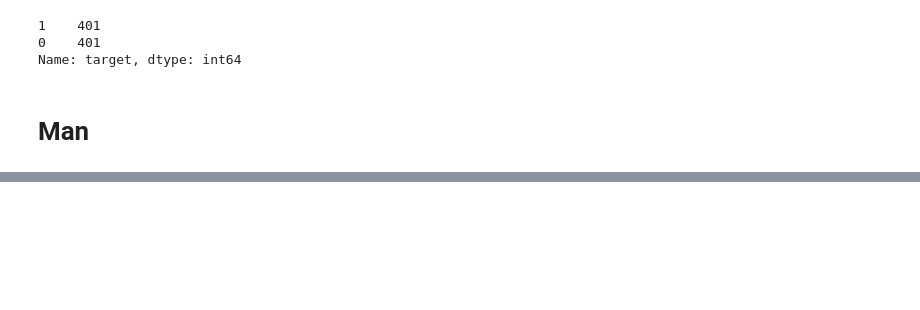
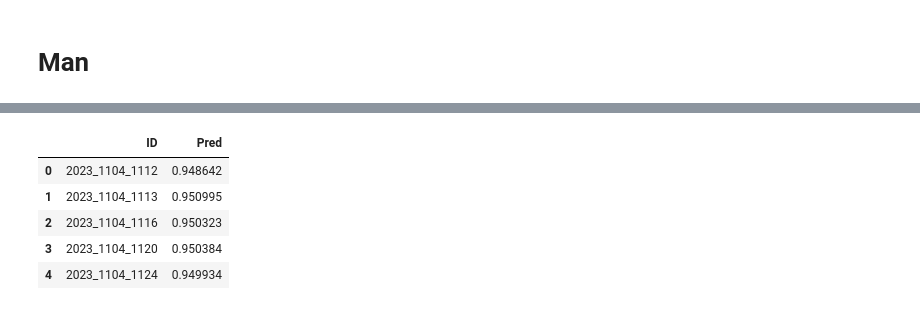
Before and after one commit to Analytics-Data-Science-and-Tech/Analytics_Data_Science, a Jupyter notebook: March-Mania-2023/Modeling_Phase_2.ipynb, the cells around one changed output, grey strips where cells are left out. Cells and saved outputs as stored; diff of their text form; code cells hidden in the pictures; blank space fills up the shorter version.

```diff
--- a/March-Mania-2023/Modeling_Phase_2.ipynb
+++ b/March-Mania-2023/Modeling_Phase_2.ipynb
@@ -73,12 +84,6 @@ woman_train = woman_train[woman_train['Season'] >= 2016].reset_index(drop = True
 
 man_test = pd.read_csv('man_test_tour_phase_1.csv')
 woman_test = pd.read_csv('woman_test_tour_phase_1.csv')
-# %%
-man_train['target'].value_counts()
-# %% [output]
-1    401
-0    401
-Name: target, dtype: int64
 # %% [markdown]
 # Man
 # %%
@@ -146,3 +151,64 @@ Y = man_train['target']
 
 man_test_tour_ID = man_test['ID']
 man_test_tour = man_test[to_select]
+
+#############
+## XGBoost ##
+#############
+
+xgb_params = pd.read_csv('man_XGB_Phase_2_42_Optuna_Hyperparameters.csv')
+
+xgb_md = XGBClassifier(tree_method = 'hist',
+                       max_depth = xgb_params['max_depth'][0],
+                       learning_rate = xgb_params['learning_rate'][0],
+                       n_estimators = xgb_params['n_estimators'][0],
+                       gamma = xgb_params['gamma'][0],
+                       min_child_weight = xgb_params['min_child_weight'][0],
+                       colsample_bytree = xgb_params['colsample_bytree'][0],
+                       subsample = xgb_params['subsample'][0]).fit(X, Y)
+
+xgb_pred = xgb_md.predict_proba(man_test_tour)[:, 1]
+
+##############
+## LightGBM ##
+##############
+
+lgb_params = pd.read_csv('man_LightGBM_Phase_2_42_Optuna_Hyperparameters.csv')
+
+lgb_md = LGBMClassifier(boosting_type = 'gbdt',
+                        n_estimators = lgb_params['n_estimators'][0],
+                        learning_rate = lgb_params['learning_rate'][0],
+                        max_depth = lgb_params['max_depth'][0],
+                        lambda_l1 = lgb_params['lambda_l1'][0],
+                        lambda_l2 = lgb_params['lambda_l2'][0],
+                        num_leaves = lgb_params['num_leaves'][0],
+                        bagging_fraction = lgb_params['bagging_fraction'][0],
+                        feature_fraction = lgb_params['feature_fraction'][0]).fit(X, Y)
+
+lgb_pred = lgb_md.predict_proba(man_test_tour)[:, 1]
+
+##################
+## HistGradient ##
+##################
+
+hist_params = pd.read_csv('man_Hist_Phase_2_42_Optuna_Hyperparameters.csv')
+
+hist_md = HistGradientBoostingClassifier(l2_regularization = hist_params['l2_regularization'][0],
+                                         early_stopping = False,
+                                         learning_rate = hist_params['learning_rate'][0],
+                                         max_iter = hist_params['max_iter'][0],
+                                         max_depth = hist_params['max_depth'][0],
+                                         max_bins = hist_params['max_bins'][0],
+                                         min_samples_leaf = hist_params['min_samples_leaf'][0],
+                                         max_leaf_nodes = hist_params['max_leaf_nodes'][0]).fit(X, Y)
+
+hist_pred = hist_md.predict_proba(man_test_tour)[:, 1]
+
+##############
+## Ensemble ##
+##############
+
+ens_pred = (xgb_pred + lgb_pred + hist_pred) / 3
+man_pred = pd.DataFrame({'ID': man_test_tour_ID, 'Pred': ens_pred})
+man_pred.head()
+# %% [output]
@@ -148,0 +219,6 @@ man_test_tour = man_test[to_select]
+|  | ID | Pred |
+| 0 | 2023_1104_1112 | 0.948642 |
+| 1 | 2023_1104_1113 | 0.950995 |
+| 2 | 2023_1104_1116 | 0.950323 |
+| 3 | 2023_1104_1120 | 0.950384 |
+| 4 | 2023_1104_1124 | 0.949934 |
```
Also changed, not shown: parts of 17 cells of this notebook.
